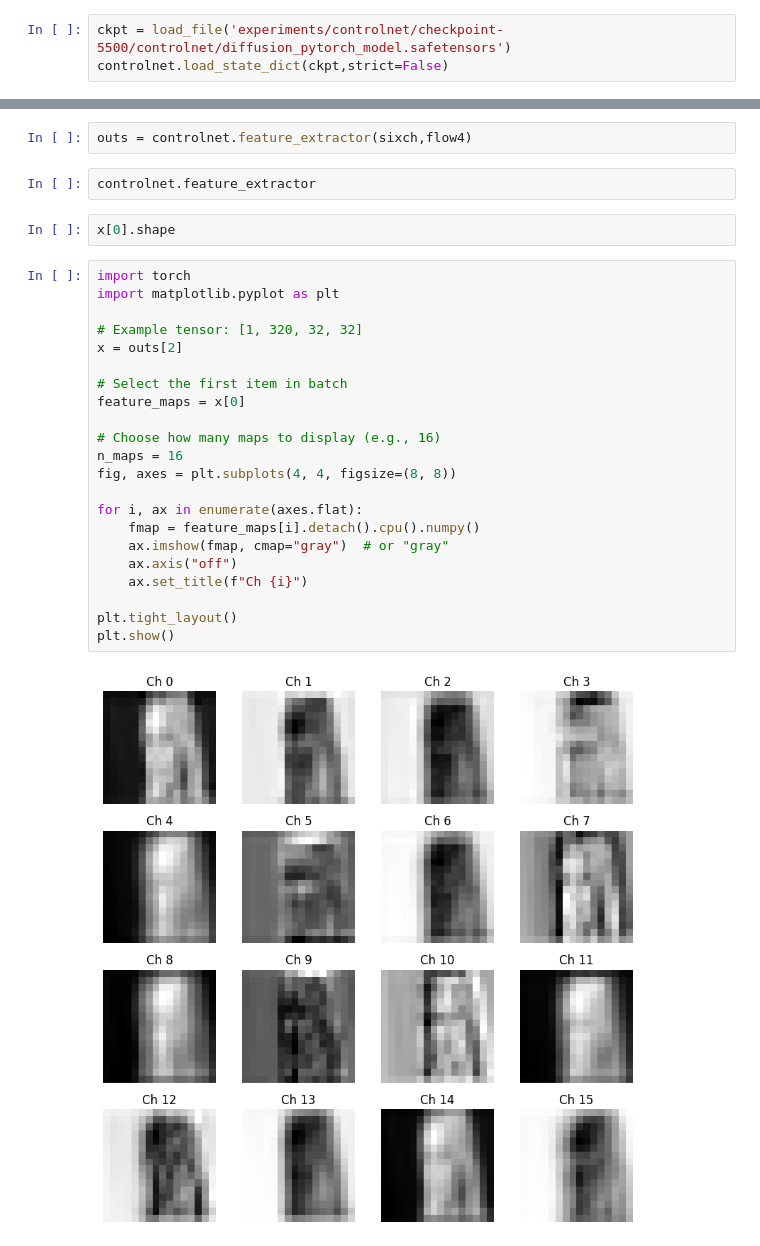
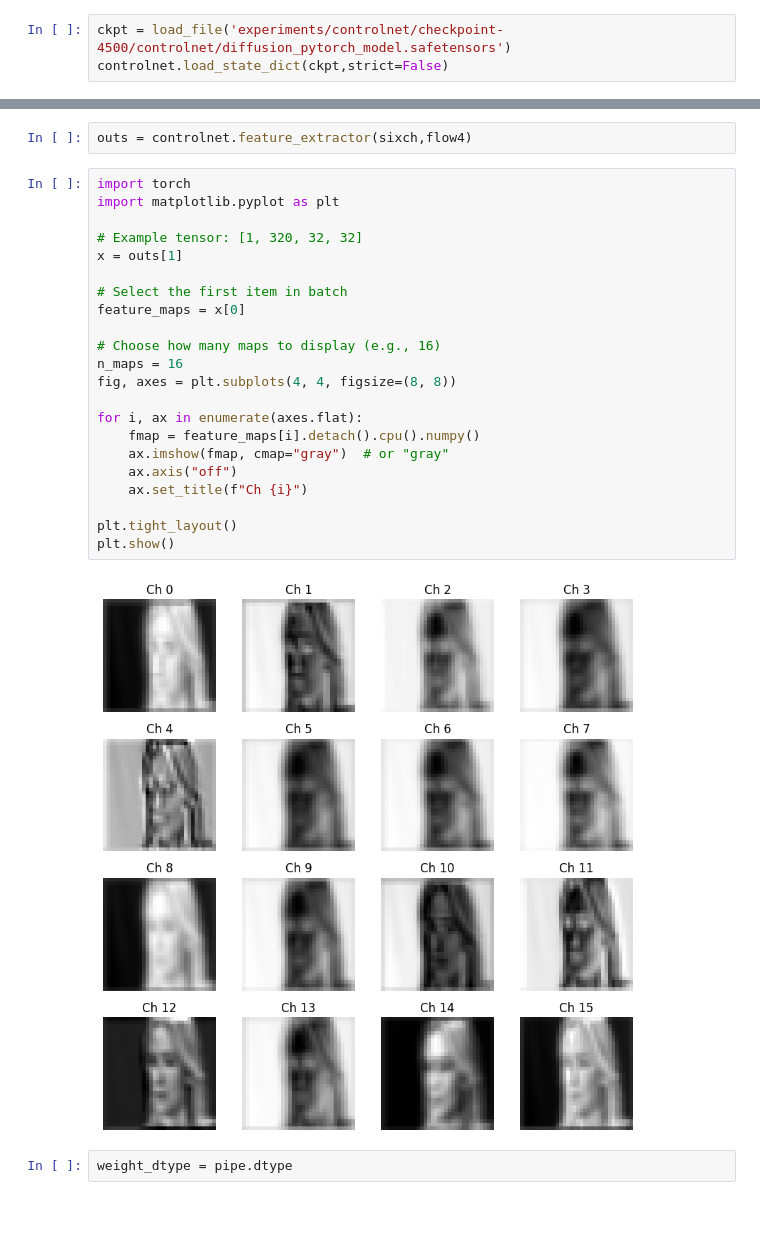
Before and after one commit to Maryamsana-1998/DiffCodec-Controlling-Latent-Diffusion-for-Perceptual-Video-Compression, a Jupyter notebook: Untitled.ipynb, the cells around one changed output, grey strips where cells are left out. Drawn from its saved outputs; the diff is of its cells as text; blank space fills up the shorter version.

```diff
--- a/Untitled.ipynb
+++ b/Untitled.ipynb
@@ -90,6 +90,6 @@ assert unet.config.cross_attention_dim == text_encoder.config.hidden_size == 768
 if hasattr(controlnet, "config") and hasattr(controlnet.config, "cross_attention_dim"):
     assert controlnet.config.cross_attention_dim == 768, f"ControlNet CAD={controlnet.config.cross_attention_dim}"
 # %%
-ckpt = load_file('experiments/controlnet/checkpoint-5500/controlnet/diffusion_pytorch_model.safetensors')
+ckpt = load_file('experiments/controlnet/checkpoint-4500/controlnet/diffusion_pytorch_model.safetensors')
 controlnet.load_state_dict(ckpt,strict=False)
 # %% [output]
@@ -162,30 +160,28 @@ Saved: dualflow_cn_out.png
 # %%
 outs = controlnet.feature_extractor(sixch,flow4)
-# %%
-controlnet.feature_extractor
-# %%
-x[0].shape
 # %%
 import torch
 import matplotlib.pyplot as plt
 
 # Example tensor: [1, 320, 32, 32]
-x = outs[2]
+x = outs[1]
 
 # Select the first item in batch
 feature_maps = x[0]
 
 # Choose how many maps to display (e.g., 16)
 n_maps = 16
 fig, axes = plt.subplots(4, 4, figsize=(8, 8))
 
 for i, ax in enumerate(axes.flat):
     fmap = feature_maps[i].detach().cpu().numpy()
     ax.imshow(fmap, cmap="gray")  # or "gray"
     ax.axis("off")
     ax.set_title(f"Ch {i}")
 
 plt.tight_layout()
 plt.show()
 # %% [output]
-[figure, old version]
+[figure, new version]
+# %%
+weight_dtype = pipe.dtype
```
Also changed, not shown: parts of 18 cells of this notebook, 1 other file.
